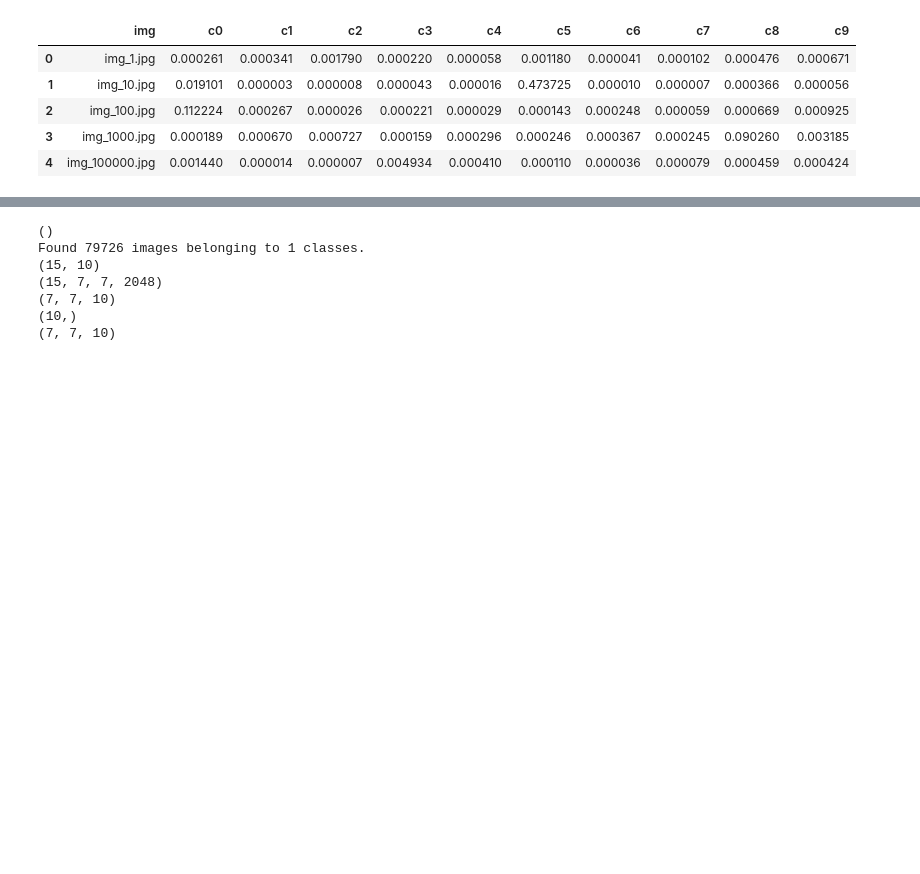
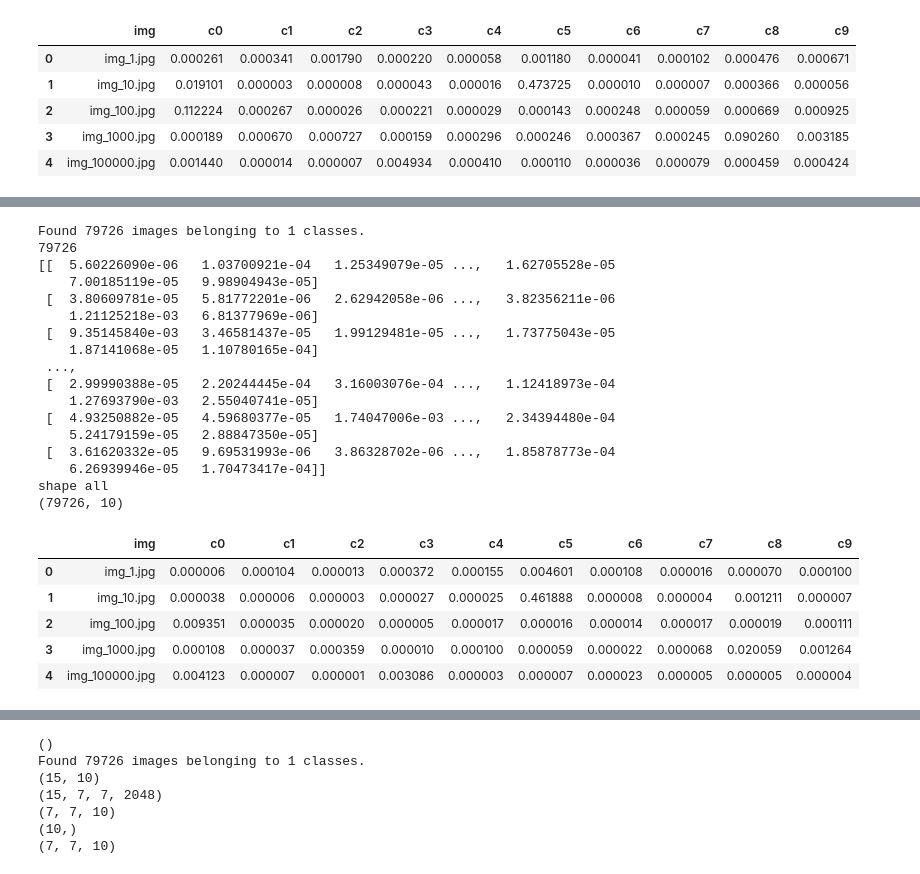
Before and after one commit to rosaann/driver, a Jupyter notebook: driver.ipynb, the cells around one changed output, grey strips where cells are left out. Drawn from its saved outputs; the diff is of its cells as text; code cells hidden in the pictures; blank space fills up the shorter version.

```diff
--- a/driver.ipynb
+++ b/driver.ipynb
@@ -208,7 +210,7 @@ def prepare_data():
 
 prepare_data()
 # %%
-image_size=(224, 224)
+image_size=(299, 299)
 batch_size =64
 # %%
 #训练
@@ -294,8 +296,8 @@ def train_model(Model):
 from keras.callbacks import *
 from keras.models import *
 #from keras.applications.vgg19 import preprocess_input
-from keras.applications.resnet50 import preprocess_input, decode_predictions
-#from keras.applications.inception_v3 import preprocess_input, decode_predictions
+#from keras.applications.resnet50 import preprocess_input, decode_predictions
+from keras.applications.inception_v3 import preprocess_input, decode_predictions
 from sklearn.preprocessing import OneHotEncoder
 from skimage.io import imread, imsave
 from scipy.misc import imresize
@@ -394,7 +396,7 @@ def train_model_2(Model):
                     train_datagen.flow(x_train, y_train, batch_size=batch_size),
                     shuffle=True,
                     steps_per_epoch=len(x_train) // batch_size,
-                    epochs=50,
+                    epochs=30,
                     workers=6,
                     callbacks=[EarlyStopping(monitor='val_loss', patience=5, verbose=0)],
                     validation_data = val_datagen.flow(x_val, y_val, batch_size=batch_size)
@@ -851,0 +860,29 @@ Epoch 22/50
+# %%
+test_model_2(model, 'pred.csv')
+data = pd.read_csv("pred.csv")
+
+display(data.head())
+# %% [output]
+Found 79726 images belonging to 1 classes.
+79726
+[[  5.60226090e-06   1.03700921e-04   1.25349079e-05 ...,   1.62705528e-05
+    7.00185119e-05   9.98904943e-05]
+ [  3.80609781e-05   5.81772201e-06   2.62942058e-06 ...,   3.82356211e-06
+    1.21125218e-03   6.81377969e-06]
+ [  9.35145840e-03   3.46581437e-05   1.99129481e-05 ...,   1.73775043e-05
+    1.87141068e-05   1.10780165e-04]
+ ...,
+ [  2.99990388e-05   2.20244445e-04   3.16003076e-04 ...,   1.12418973e-04
+    1.27693790e-03   2.55040741e-05]
+ [  4.93250882e-05   4.59680377e-05   1.74047006e-03 ...,   2.34394480e-04
+    5.24179159e-05   2.88847350e-05]
+ [  3.61620332e-05   9.69531993e-06   3.86328702e-06 ...,   1.85878773e-04
+    6.26939946e-05   1.70473417e-04]]
+shape all
+(79726, 10)
+|  | img | c0 | c1 | c2 | c3 | c4 | c5 | c6 | c7 | c8 | c9 |
+| 0 | img_1.jpg | 0.000006 | 0.000104 | 0.000013 | 0.000372 | 0.000155 | 0.004601 | 0.000108 | 0.000016 | 0.000070 | 0.000100 |
+| 1 | img_10.jpg | 0.000038 | 0.000006 | 0.000003 | 0.000027 | 0.000025 | 0.461888 | 0.000008 | 0.000004 | 0.001211 | 0.000007 |
+| 2 | img_100.jpg | 0.009351 | 0.000035 | 0.000020 | 0.000005 | 0.000017 | 0.000016 | 0.000014 | 0.000017 | 0.000019 | 0.000111 |
+| 3 | img_1000.jpg | 0.000108 | 0.000037 | 0.000359 | 0.000010 | 0.000100 | 0.000059 | 0.000022 | 0.000068 | 0.020059 | 0.001264 |
+| 4 | img_100000.jpg | 0.004123 | 0.000007 | 0.000001 | 0.003086 | 0.000003 | 0.000007 | 0.000023 | 0.000005 | 0.000005 | 0.000004 |
```
Also changed, not shown: parts of 5 cells of this notebook.
